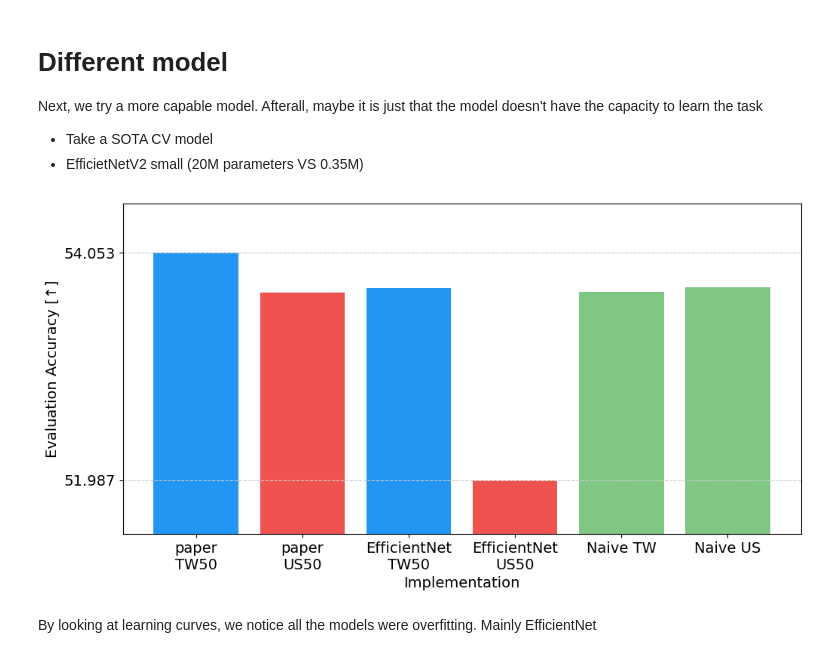
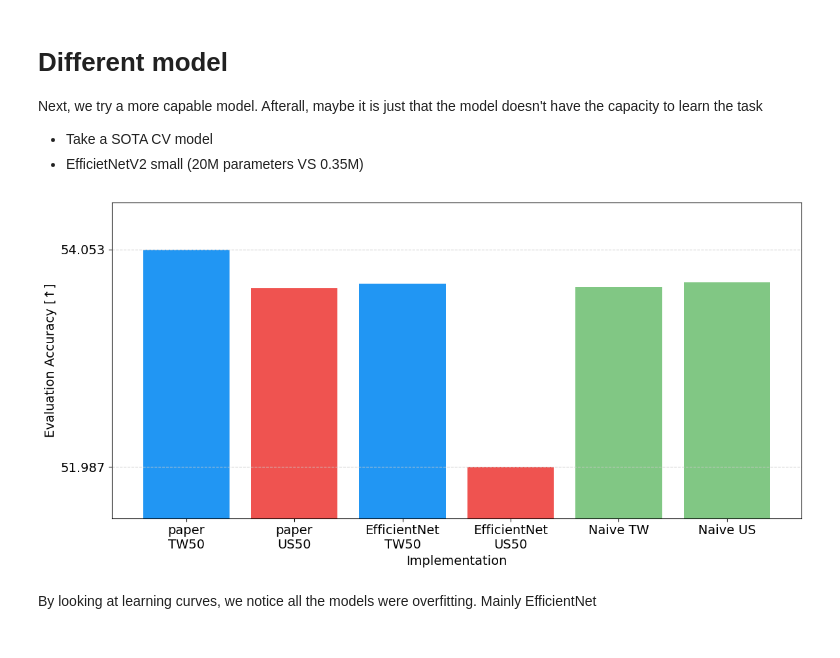
Before and after one commit to anthol42/MLSP-final_project, a Jupyter notebook: deep/notebooks/ablation.ipynb, the cells around one changed output. Cells and saved outputs as stored; diff of their text form; code cells hidden in the pictures.

```diff
--- a/deep/notebooks/ablation.ipynb
+++ b/deep/notebooks/ablation.ipynb
@@ -49,7 +49,13 @@ rTable
 NAIVE_PERF = {
     "small": 53.70,
     "smallUS": 53.74,
-    "huge0.1": 51.28
+    "huge0.1": 51.28,
+    "huge2d0.2": 49.93,
+    "huge5d0.5": 51.93,
+    "huge10d1.": 53.26,
+    "huge2d0.1": 50.09,
+    "huge5d0.1": 51.97,
+    "huge10d0.1": 52.56,
 }
 # %% [markdown]
 # TODO
@@ -206,19 +217,20 @@ Next, we try a more capable model. Afterall, maybe it is just that the model doe
 # %%
 runID = [11, 16, 18, 17]
 acc = [100 * rTable.loc[rid]["accuracy"] for rid in runID]
 names = ["paper\nTW50", "paper\nUS50", "EfficientNet\nTW50", "EfficientNet\nUS50", "Naive TW", "Naive US"]
 fig, ax = plt.subplots(1,1, figsize=(12, 6))
 ax.bar(names, acc + [NAIVE_PERF["small"], NAIVE_PERF["smallUS"]], color=2 * COLORS[:2] + 2*[COLORS[2]])
 ax.set_yticks([acc[0], acc[-1]])
 ax.set_ylim(51.5, 54.5)
 ax.set_ylabel("Evaluation Accuracy [↑]")
 plt.grid(axis="y")
 ax.set_xlabel("Implementation")
 if OUT_FIGS is not None:
     plt.subplots_adjust(bottom=0.15, left=0.15)
+    plt.tight_layout()
     plt.savefig(f"{OUT_FIGS}/diff_models.svg")
 # %% [output]
-[figure, old version]
+[figure, new version]
 # %% [markdown]
 By looking at learning curves, we notice all the models were overfitting. Mainly EfficientNet
 # %% [markdown]
```
Also changed, not shown: parts of 11 cells of this notebook, 2 other files.
